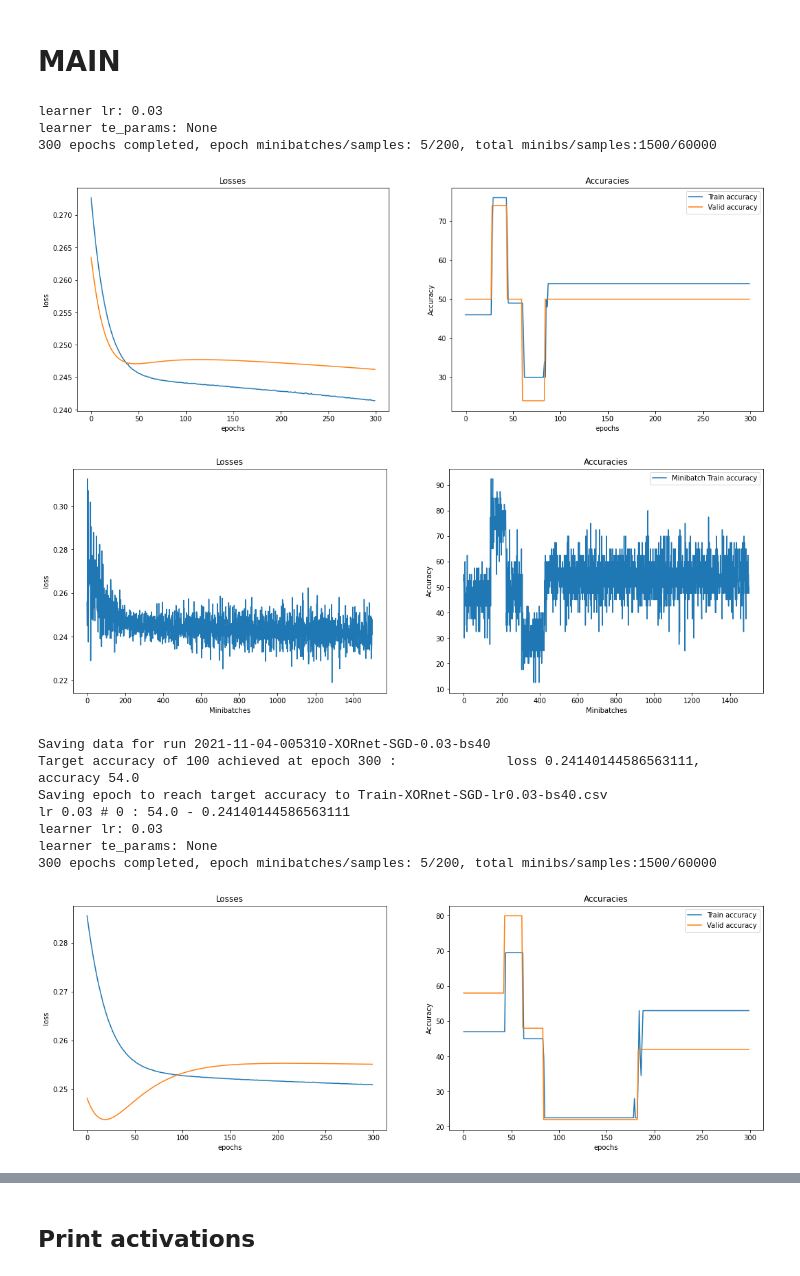
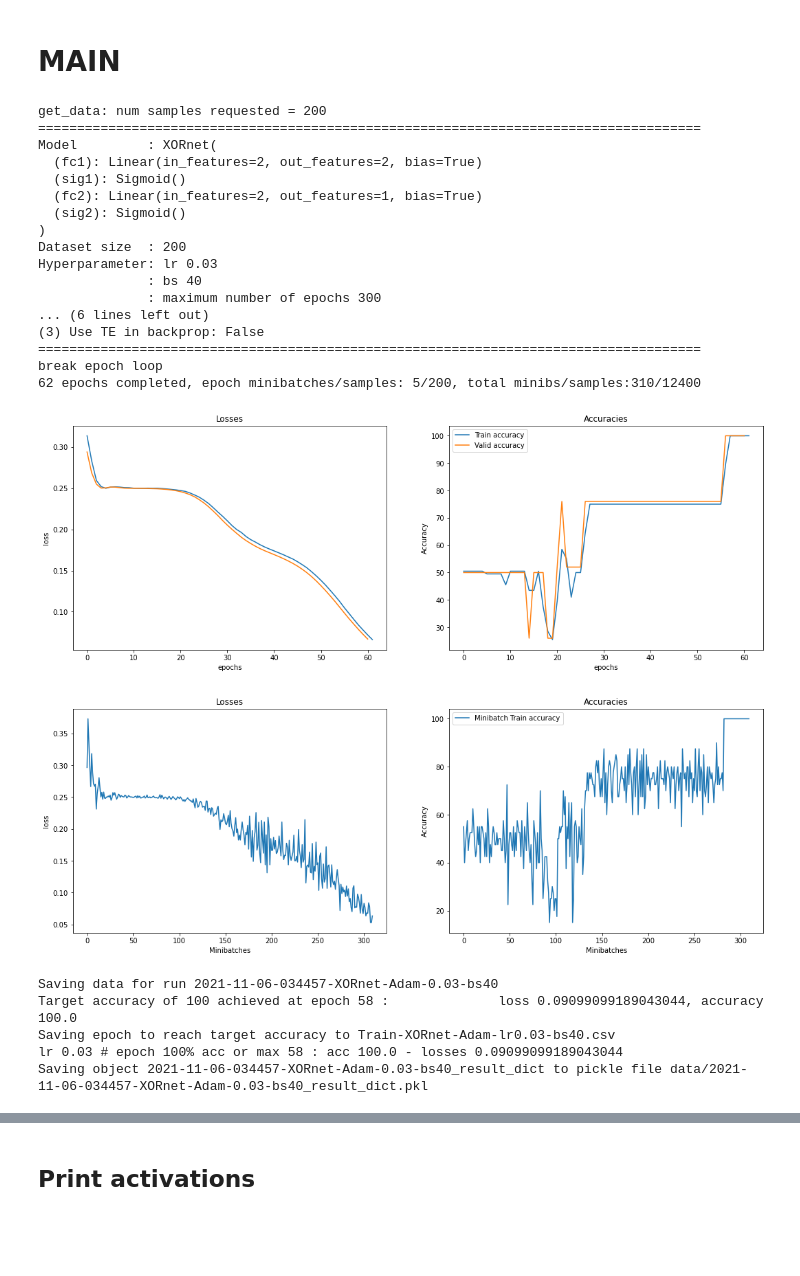
Before and after one commit to IsisChameleon/CSYS5030, a Jupyter notebook: Assignment2/xor-v5.ipynb, the cells around one changed output, grey strips where cells are left out. Drawn from its saved outputs; the diff is of its cells as text; code cells hidden in the pictures; blank space fills up the shorter version.

```diff
--- a/Assignment2/xor-v5.ipynb
+++ b/Assignment2/xor-v5.ipynb
@@ -829,7 +874,7 @@ def plotTrainingPerMiniBatch(loggers: list, learner: learner, run_name: str):
 # %% [markdown]
 # fit() function
 # %%
-def fit(learner, loaders, epochs, collector, teCalc, teParams, target_accuracy, calculateTE):
+def fit(learner, loaders, epochs, collector, teCalc, teParams, target_accuracy, calculateITMeasures=True, measures={'te':True, 'mi':True, 'tek':True, 'mik': True}):
 
     model, optimizer, loss_fn = learner.get_model()
     trainLogger = statsLogger(learner)
@@ -853,13 +898,13 @@ def fit(learner, loaders, epochs, collector, teCalc, teParams, target_accuracy,
             ## 1. forward propagation
             pred = model(xb)
 
+            if calculateITMeasures == True:
+                # collect activations
+                collector.collect(model, yb)
+                # calculate measures
+                teCalc.calculate(collector, measures)
 
-            if calculateTE == True:
-                # activations
-                collector.collect(model, yb)
-                teCalc.calculateTE(collector)
-
-                # TO DO: Only update for first epoch - Training Phase 1
+                # TO DO: Only update for first epoch - Training Phase 1 - updating TEij to use for backprop
                 if epoch == 1:
                     teParams.update(model, teCalc)
 
@@ -951,50 +1015,74 @@ def train(lr=0.03, bs=40, num_samples=200, g=0.7, epochs=100, past=40, \
 # MAIN
 # %%
 
-
+# Determined by looking for embedding using JIDT using activation time series (outside of this code)
 calculator_params = {
     'te': {
         'target_history': 1,
         'source_history': 1
     }
 }
 
-lrs = [ 0.03, 0.06, 0.12, 0.24 ]
+#lrs = [ 0.03, 0.06, 0.12, 0.24 ]
+lrs= [ 0.03 ]
 for lr in lrs:
 
     for i in range(10):
 
         train_params = {
             'lr' : lr, #0.03, 0.025 in paper
             'bs' : 40,
             'past' : 40,
             'num_samples' : 200,
             'g' : 0.7,
             'epochs': 300, #100
-            'opt_name': 'SGD',
+            'opt_name': 'adam',
             'calculator_params': calculator_params,
             'withTE': False,   # using TE in backpropagation, only used with optimizer SGD2
-            'calculateTE': False   # calculate TE at each minibatch
+            'calculateITMeasures': True,   # calculate IT Measures at each minibatch
+            'measures': {'te':False, 'mi':False, 'tek':True, 'mik': True}
         }
-
-        datasets, loaders = get_data(train_params['bs'], train_params['num_samples'])
 
         activation_collector, teCalc, lg = train(**train_params)
 
-        epoch_with_target_accuracy_or_last_epoch = next((i+1 for i, acc in enumerate(lg.accuracies) if acc >= 100), len(lg.accuracies))
+        epochi = next((i+1 for i, acc in enumerate(lg.accuracies) if acc >= 100), train_params['epochs'])
 
-        print(f'lr {lr} # {i} : {lg.accuracies[epoch_with_target_accuracy_or_last_epoch-1]} - {lg.losses[epoch_with_target_accuracy_or_last_epoch-1]}')
+        print(f'lr {lr} # epoch 100% acc or max {epochi} : acc {lg.accuracies[epochi-1]} - losses {lg.losses[epochi-1]}')
+
+        result_dict = {
+            'name': lg.getRunName(),
+            'params': train_params,
+            'collector': activation_collector,
+            'calculator': teCalc,
+            'logger': lg
+        }
+
+        pickleSave(result_dict, f'{lg.getRunName()}_result_dict', './data')
+
+        if epochi < 300:
+            break
 # %% [output]
-learner lr: 0.03
-learner te_params: None
-300 epochs completed, epoch minibatches/samples: 5/200, total minibs/samples:1500/60000
+get_data: num samples requested = 200
+=====================================================================================
+Model         : XORnet(
+  (fc1): Linear(in_features=2, out_features=2, bias=True)
+  (sig1): Sigmoid()
+  (fc2): Linear(in_features=2, out_features=1, bias=True)
+  (sig2): Sigmoid()
+)
+Dataset size  : 200
+Hyperparameter: lr 0.03
+              : bs 40
+              : maximum number of epochs 300
+... (6 lines left out)
+(3) Use TE in backprop: False
+=====================================================================================
+break epoch loop
+62 epochs completed, epoch minibatches/samples: 5/200, total minibs/samples:310/12400
-[figure, old version]
+[figure, new version]
-[figure, old version]
+[figure, new version]
-Saving data for run 2021-11-04-005310-XORnet-SGD-0.03-bs40
-Target accuracy of 100 achieved at epoch 300 :              loss 0.24140144586563111, accuracy 54.0
-Saving epoch to reach target accuracy to Train-XORnet-SGD-lr0.03-bs40.csv
-lr 0.03 # 0 : 54.0 - 0.24140144586563111
-learner lr: 0.03
-learner te_params: None
-300 epochs completed, epoch minibatches/samples: 5/200, total minibs/samples:1500/60000
+Saving data for run 2021-11-06-034457-XORnet-Adam-0.03-bs40
+Target accuracy of 100 achieved at epoch 58 :              loss 0.09099099189043044, accuracy 100.0
+Saving epoch to reach target accuracy to Train-XORnet-Adam-lr0.03-bs40.csv
+lr 0.03 # epoch 100% acc or max 58 : acc 100.0 - losses 0.09099099189043044
+Saving object 2021-11-06-034457-XORnet-Adam-0.03-bs40_result_dict to pickle file data/2021-11-06-034457-XORnet-Adam-0.03-bs40_result_dict.pkl
-[figure, removed]
```
Also changed, not shown: parts of 31 cells of this notebook, 3 other files.
